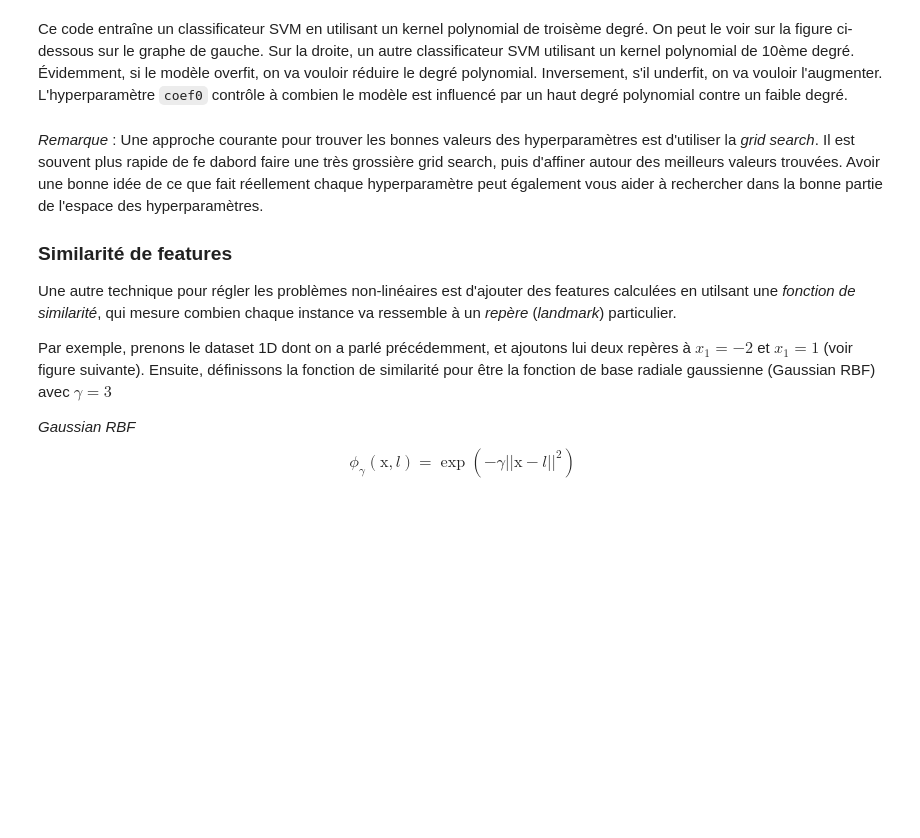
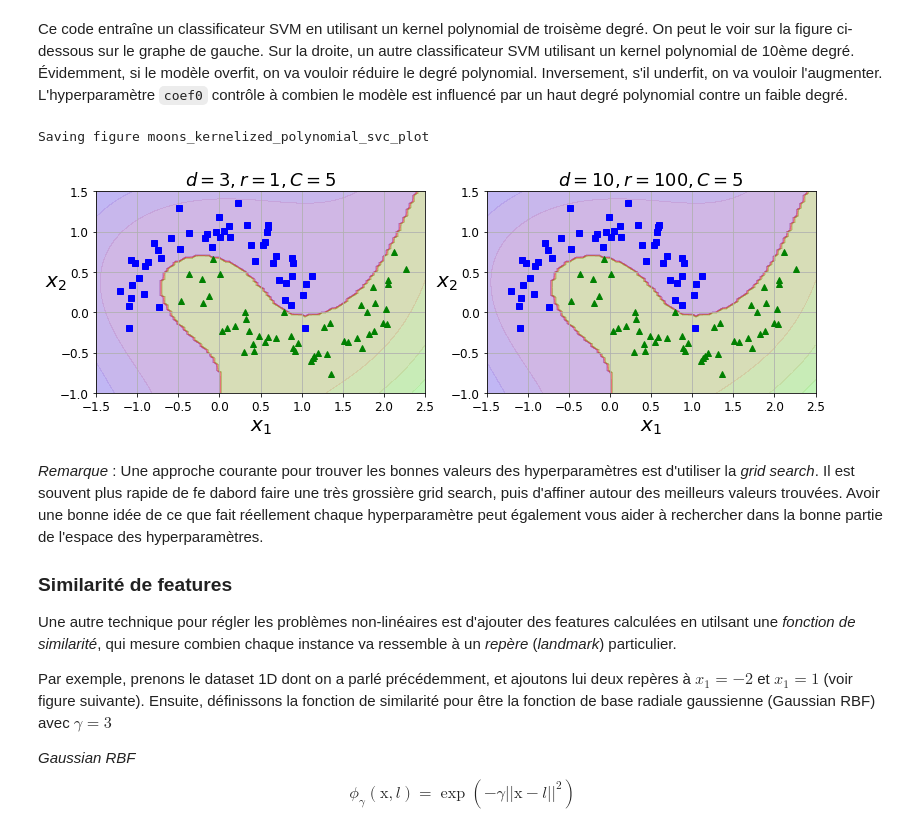
Before and after one commit to CLOCK-PhD/Machine-Learning-Projects, a Jupyter notebook: 5-Support-Vector-Machines/SupportVectorMachines.ipynb, the cells around one changed output. Cells and saved outputs as stored; diff of their text form; code cells hidden in the pictures; blank space fills up the shorter version.

```diff
--- a/5-Support-Vector-Machines/SupportVectorMachines.ipynb
+++ b/5-Support-Vector-Machines/SupportVectorMachines.ipynb
@@ -451,18 +503,21 @@ Ce code entraîne un classificateur SVM en utilisant un kernel polynomial de tro
 # %%
 plt.figure(figsize=(11, 4))
 
 plt.subplot(121)
 plot_predictions(poly_kernel_svm_clf, [-1.5, 2.5, -1, 1.5])
 plot_dataset(X, y, [-1.5, 2.5, -1, 1.5])
 plt.title(r"$d=3, r=1, C=5$", fontsize=18)
 
 plt.subplot(122)
-plot_predictions(poly100_kernel_svm_clf, [-1.5, 2.5, -1, 1.5])
+plot_predictions(poly_kernel_svm_clf, [-1.5, 2.5, -1, 1.5])
 plot_dataset(X, y, [-1.5, 2.5, -1, 1.5])
 plt.title(r"$d=10, r=100, C=5$", fontsize=18)
 
 save_fig("moons_kernelized_polynomial_svc_plot")
 plt.show()
+# %% [output]
+Saving figure moons_kernelized_polynomial_svc_plot
+[figure, added]
 # %% [markdown]
 *Remarque* : Une approche courante  pour trouver les bonnes valeurs des hyperparamètres est d'utiliser la *grid search*. Il est souvent plus rapide de fe dabord faire une très grossière grid search, puis d'affiner autour des meilleurs valeurs trouvées. Avoir une bonne idée de ce que fait réellement chaque hyperparamètre peut également vous aider à rechercher dans la bonne partie de l'espace des hyperparamètres.
 
```
Also changed, not shown: parts of 27 cells of this notebook, 22 other files.
